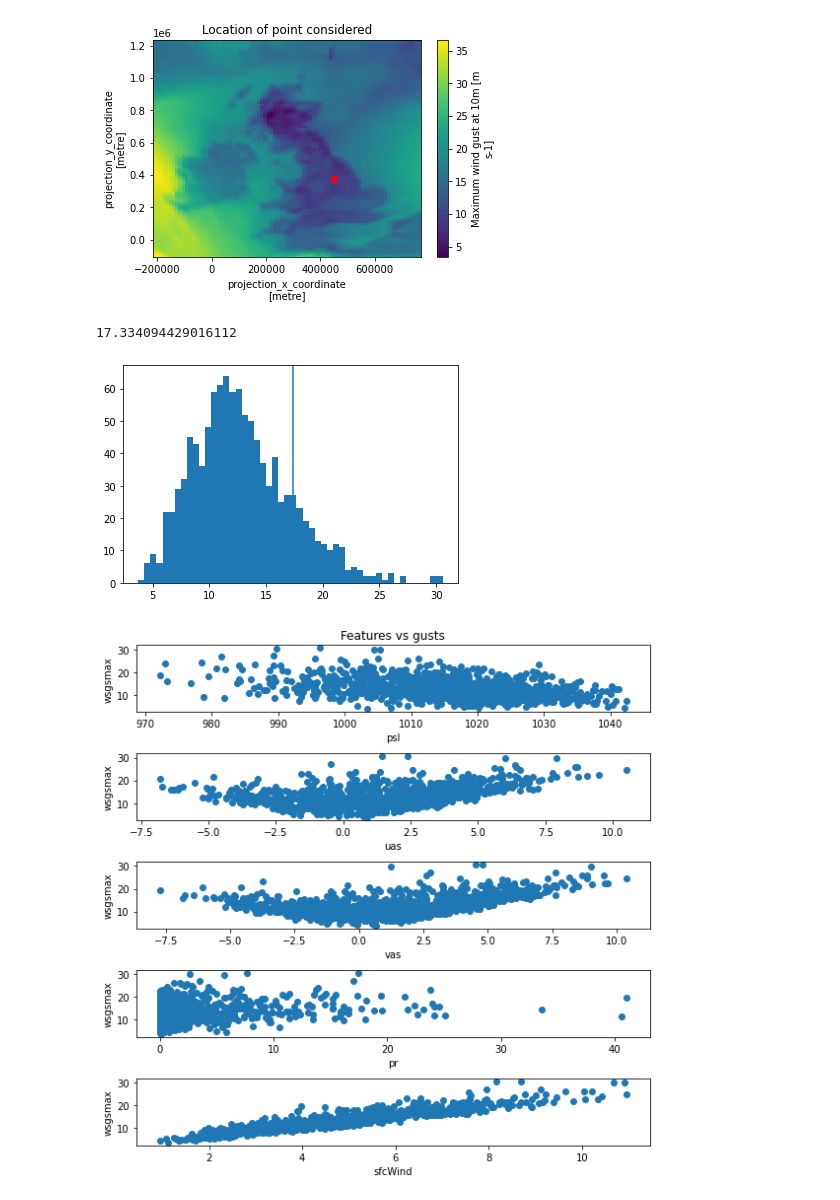
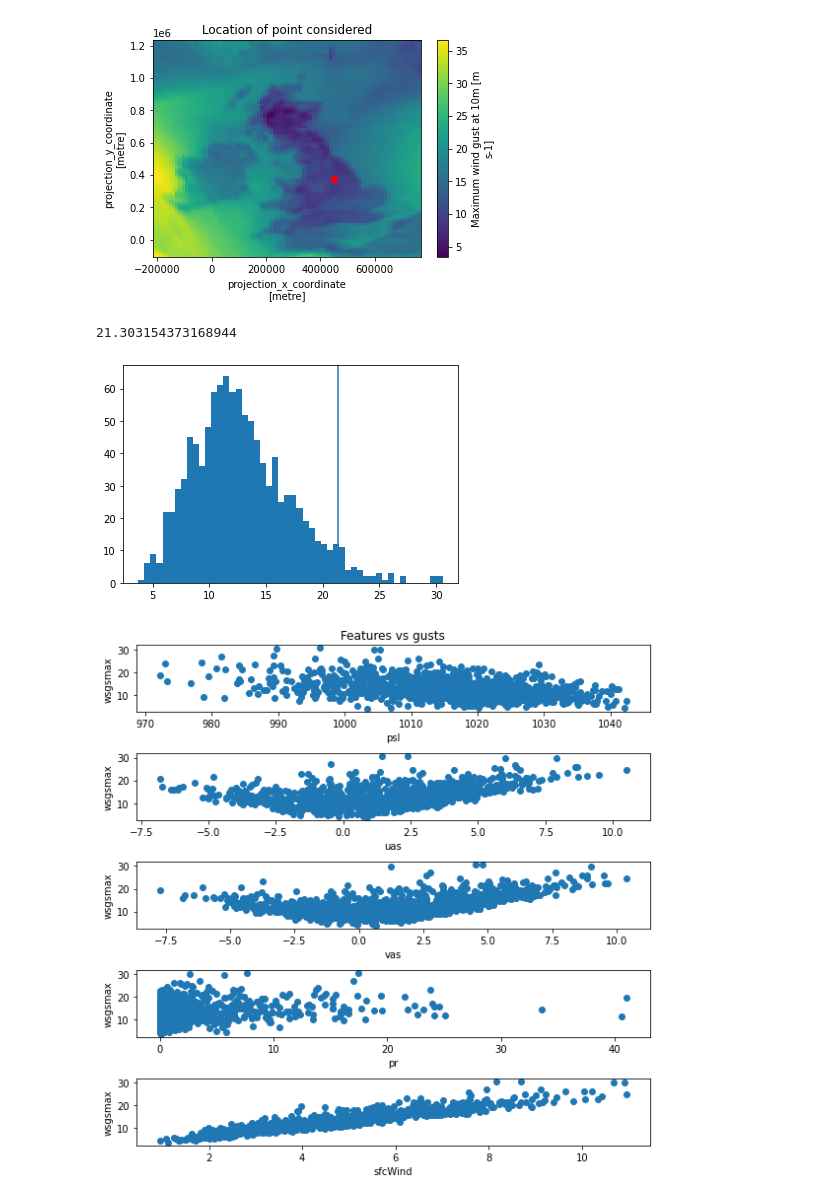
Before and after one commit to dantsai123/wind, a Jupyter notebook: single_point.ipynb, the cells around one changed output. Drawn from its saved outputs; the diff is of its cells as text; code cells hidden in the pictures.

```diff
--- a/single_point.ipynb
+++ b/single_point.ipynb
@@ -58,13 +58,13 @@ plt.show()
 # %%
 # Take a look at what extreme values of wsgsmax look like, in our area and timeframe
 plt.hist(train_wsgsmax.reshape(-1), bins=50)
-percentile = np.percentile(train_wsgsmax, 85)
+percentile = np.percentile(train_wsgsmax, 96)
 print(percentile)
 plt.axvline(percentile)
 plt.show()
 # %% [output]
-17.334094429016112
+21.303154373168944
-[figure, old version]
+[figure, new version]
 # %%
 fig, axes = plt.subplots(len(input_field_names), figsize=(8,8))
 for i, (name, ax) in enumerate(zip(input_field_names, axes)):
```
Also changed, not shown: parts of 5 cells of this notebook.
